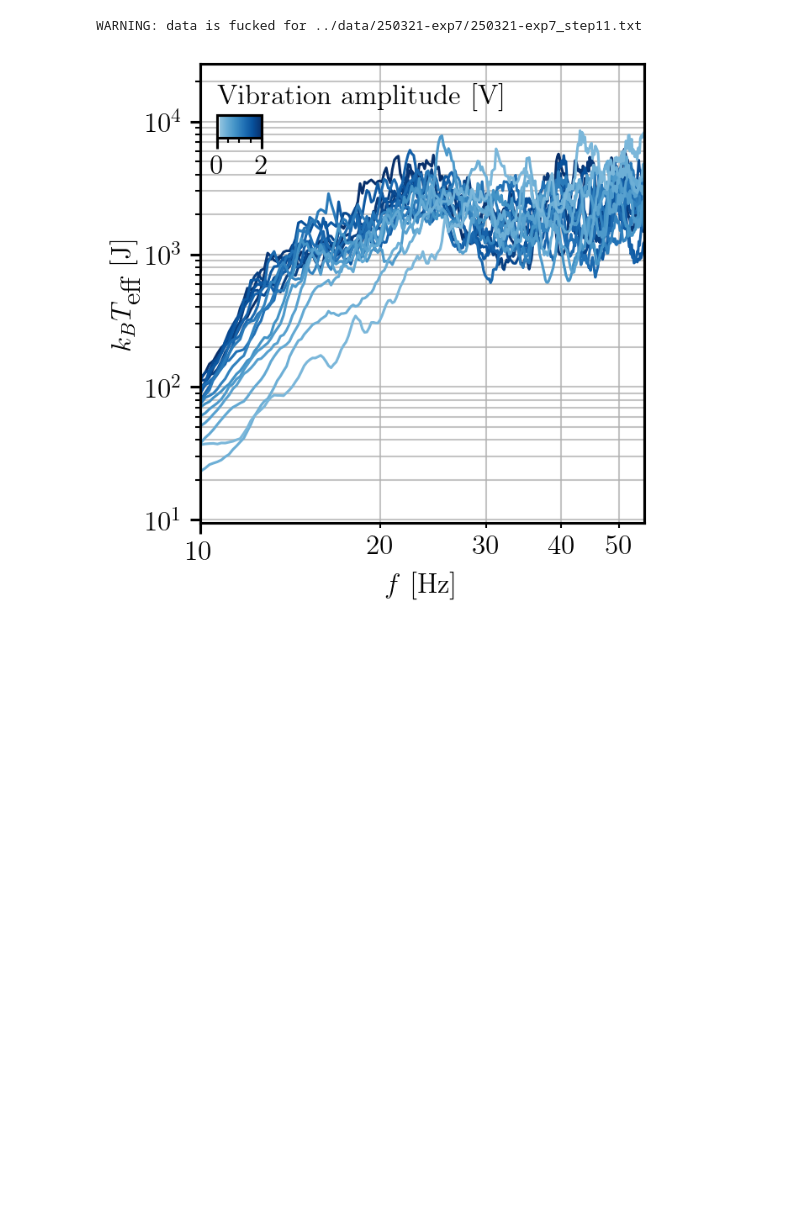
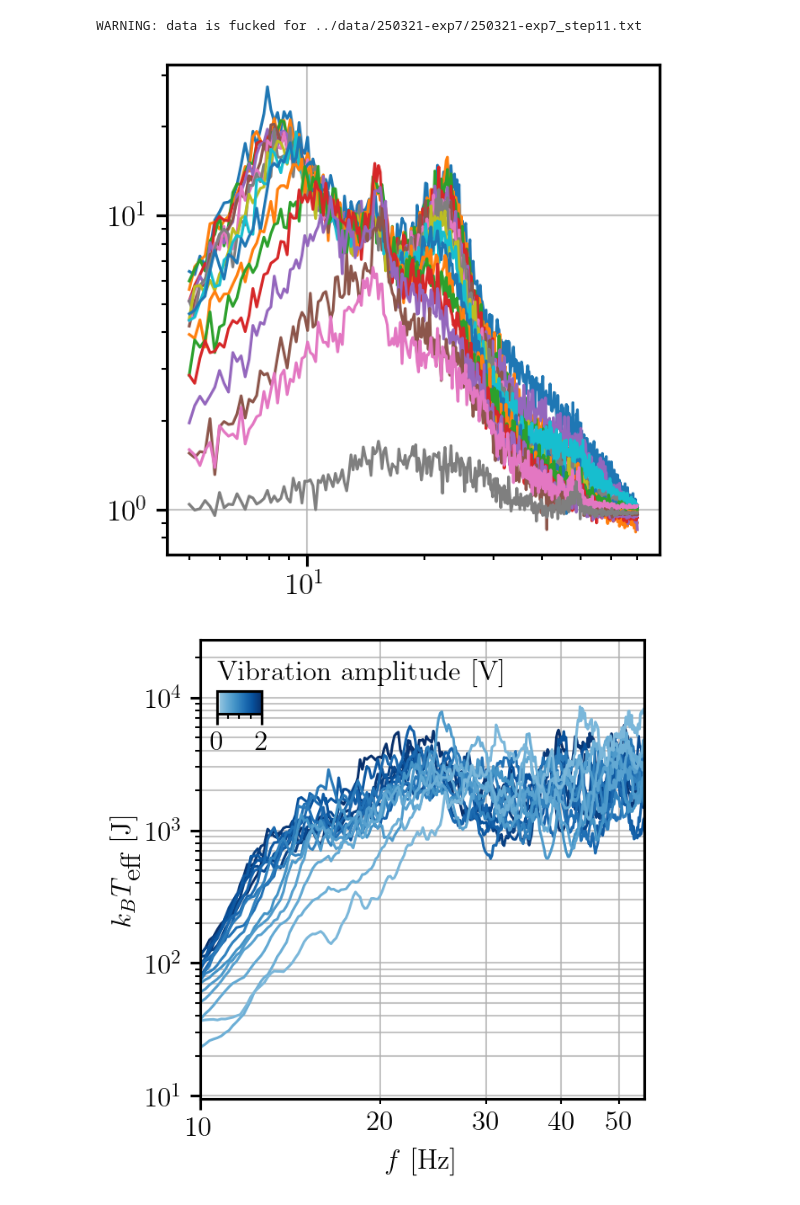
Before and after one commit to TomVdt/TPIII, a Jupyter notebook: 05-milieux-granulaires/analyse/exp2_glass_psd.ipynb, the cells around one changed output. Saved outputs shown, nothing was run; the diff lists cells and outputs as text; code cells hidden in the pictures; blank space fills up the shorter version.

```diff
--- a/05-milieux-granulaires/analyse/exp2_glass_psd.ipynb
+++ b/05-milieux-granulaires/analyse/exp2_glass_psd.ipynb
@@ -29,14 +29,20 @@ mpl.rcParams.update(rcParams)
 # %%
 data = load("250321-exp7")
 denoise_dataset(data, data.pop(-1))
+# noise = data.pop(-1)
 
-for i, step in enumerate(data):
-    # Moving average filter
-    window_size = 10
-    step.psd = moving_average(step.psd, window_size)
-    step.chi_im = moving_average(step.chi_im, window_size)
+# for i, step in enumerate(data):
+#     # Moving average filter
+#     window_size = 10
+#     step.psd = moving_average(step.psd, window_size)
+#     step.chi_im = moving_average(step.chi_im, window_size)
 # %% [output]
 WARNING: data is fucked for ../data/250321-exp7/250321-exp7_step11.txt
+# %%
+for step in data:
+    plt.loglog(step.freqs, step.psd)
+# %% [output]
+[figure, added]
 # %%
 avg_lim = 15
 kB_Teff = []
```
Also changed, not shown: 5 other files.
